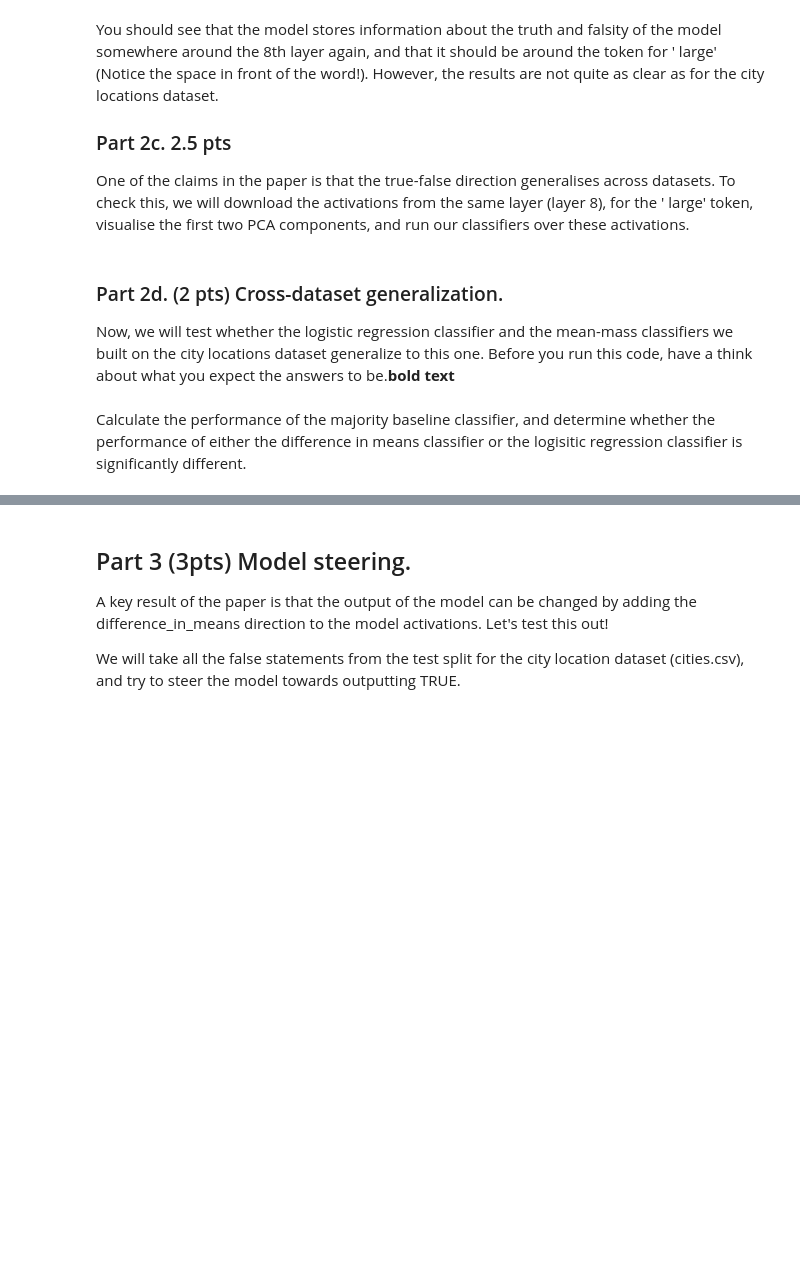
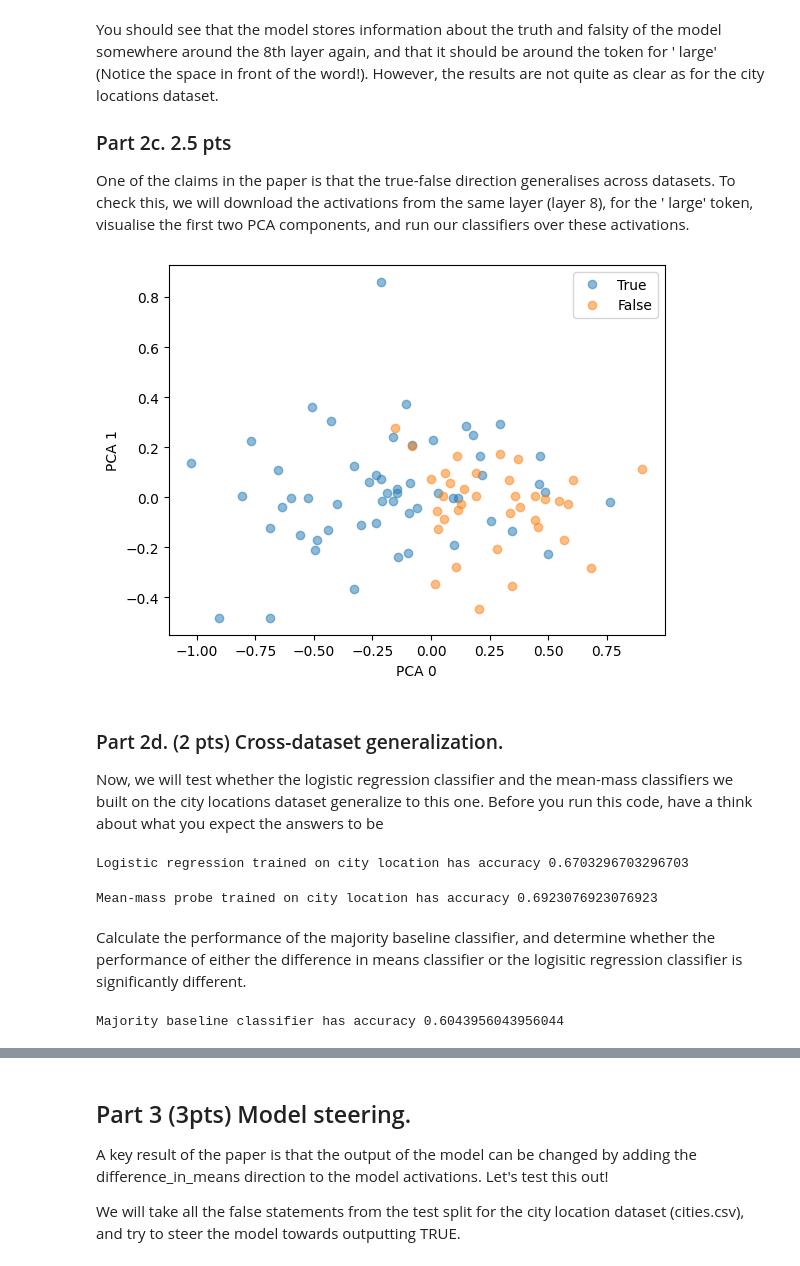
Before and after one commit to Noam-Coh3n/MLLM_practical, a Jupyter notebook: Practical_Notebook_2.ipynb, the cells around one changed output, grey strips where cells are left out. Cells and saved outputs as stored; diff of their text form; code cells hidden in the pictures; blank space fills up the shorter version.

```diff
--- a/Practical_Notebook_2.ipynb
+++ b/Practical_Notebook_2.ipynb
@@ -605,33 +698,32 @@ You should see that the model stores information about the truth and falsity of
 One of the claims in the paper is that the true-false direction generalises across datasets. To check this, we will download the activations from the same layer (layer 8), for the ' large' token, visualise the first two PCA components, and run our classifiers over these activations.
 # %%
 # 2 pts Collect the model's activations over each statement at the same location
-from tqdm import trange
-import torch
 
 # we'll focus on the 8th layer and the ' large' token
-LAYER = ## YOUR CODE HERE
-large_token_id = ## YOUR CODE HERE
+LAYER = 8
+large_token_id = model.tokenizer(' large').input_ids[1]
 
 activations = []
 # Loop through dataset
 for i in trange(df.shape[0]):
   # Get the relevant row of the dataframe
-  ## YOUR CODE HERE
+  city = df.iloc[i]
 
   # Build the statement in the same format as the source and base statements
-  ## YOUR CODE HERE
+  statement = f"{city.city}, {city.state}, is a large city."
 
   # and put in the prompt
-  ## YOUR CODE HERE
+  prompt = PROMPT_TEMPLATE_POP.format(statement=statement)
 
   # Get the relevant token index
-  ## YOUR CODE HERE
+  prompt_token_ids = model.tokenizer(prompt).input_ids
+  large_token_index = rindex(prompt_token_ids, large_token_id)
 
   # Get the model activations and append to the activations variable.
   with torch.no_grad():
     with model.trace(prompt) as trace:
       # get the model's activation at our chosen token & layer position
-      ## YOUR CODE HERE
+      activation = model.model.layers[LAYER].output[0][large_token_index, :].save()
 
       # add to our false/true activations!
     activations.append(activation.unsqueeze(0))
@@ -646,16 +735,40 @@ all_activations = activations.detach().cpu().numpy()
+# %%
+# 0.5 pts Reduce dimensionality to 2 using PCA and plot.
+
+pca = PCA(n_components=2)
+activations_2d = pca.fit_transform(all_activations)
+
+plt.plot(*activations_2d[df.label==1].T, 'o', alpha=.5, label="True")
+plt.plot(*activations_2d[df.label==0].T, 'o', alpha=.5, label="False")
+plt.xlabel("PCA 0")
+plt.ylabel("PCA 1")
+plt.legend()
+plt.show()
+# %% [output]
+[figure, added]
 # %% [markdown]
 ### Part 2d. (2 pts) Cross-dataset generalization.
-Now, we will test whether the logistic regression classifier and the mean-mass classifiers we built on the city locations dataset generalize to this one. Before you run this code, have a think about what you expect the answers to be.**bold text**
+Now, we will test whether the logistic regression classifier and the mean-mass classifiers we built on the city locations dataset generalize to this one. Before you run this code, have a think about what you expect the answers to be
 # %%
 #  0.5 pt Use the logisitic regression trained on the city location dataset
 # to make predictions over the current dataset. Print out the accuracy.
 # Is this expected? (You do not need to answer here, but you should discuss in the report).
-## YOUR CODE HERE
+all_pred_lr = clf.predict(all_activations)
+acc = accuracy_score(df.label, all_pred_lr)
+
+print(f"Logistic regression trained on city location has accuracy {acc}")
+# %% [output]
+Logistic regression trained on city location has accuracy 0.6703296703296703
 # %%
 #  0.5 pt Use the mean-mass classifier trained on the city location dataset
 # to make predictions over the current dataset. I.e., use the difference_in_means
 # from the city locations dataset. Print out the accuracy.
 # Is this expected? (You do not need to answer here, but you should discuss in the report).
-## YOUR CODE HERE
+all_pred_mm = mm_classifier(all_activations, df.label, difference_in_means=mm_diff(train_activations, ytrain))
+acc = accuracy_score(df.label, all_pred_mm)
+
+print(f"Mean-mass probe trained on city location has accuracy {acc}")
+# %% [output]
+Mean-mass probe trained on city location has accuracy 0.6923076923076923
 # %% [markdown]
 Calculate the performance of the majority baseline classifier, and determine whether the performance of either the difference in means classifier or the logisitic regression classifier is significantly different.
@@ -663,0 +775,7 @@ Calculate the performance of the majority baseline classifier, and determine whe
+# %%
+freqs = df.label.value_counts()
+maj = freqs.idxmax()
+maj_acc = max(freqs) / len(df)
+print(f"Majority baseline classifier has accuracy {maj_acc}")
+# %% [output]
+Majority baseline classifier has accuracy 0.6043956043956044
```
Also changed, not shown: parts of 34 cells of this notebook.
